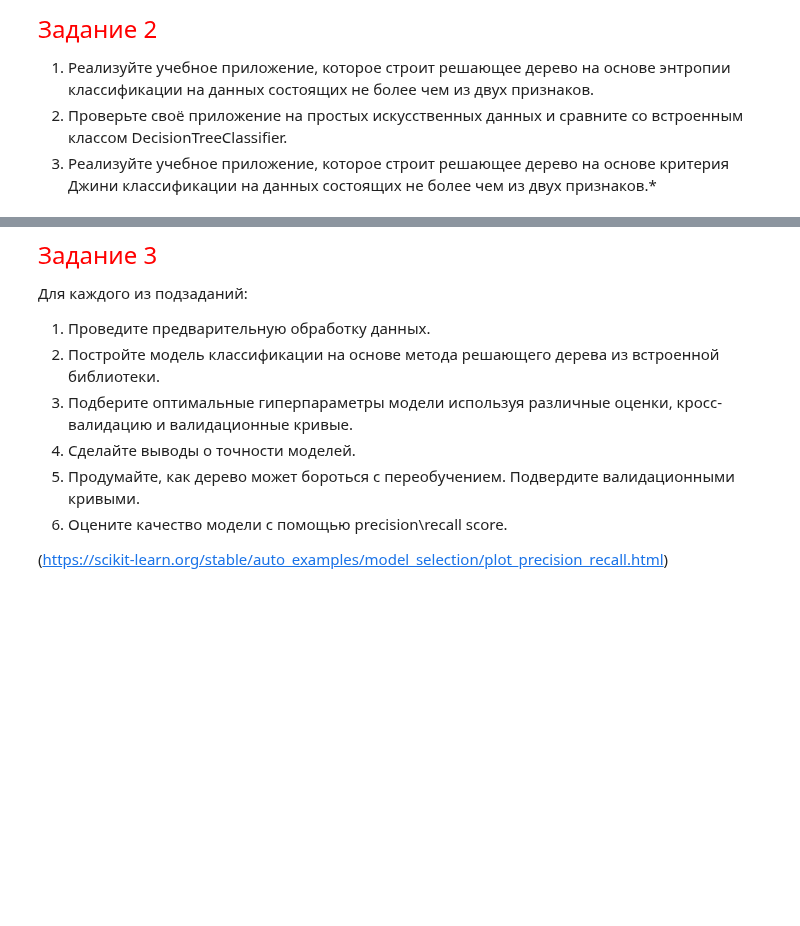
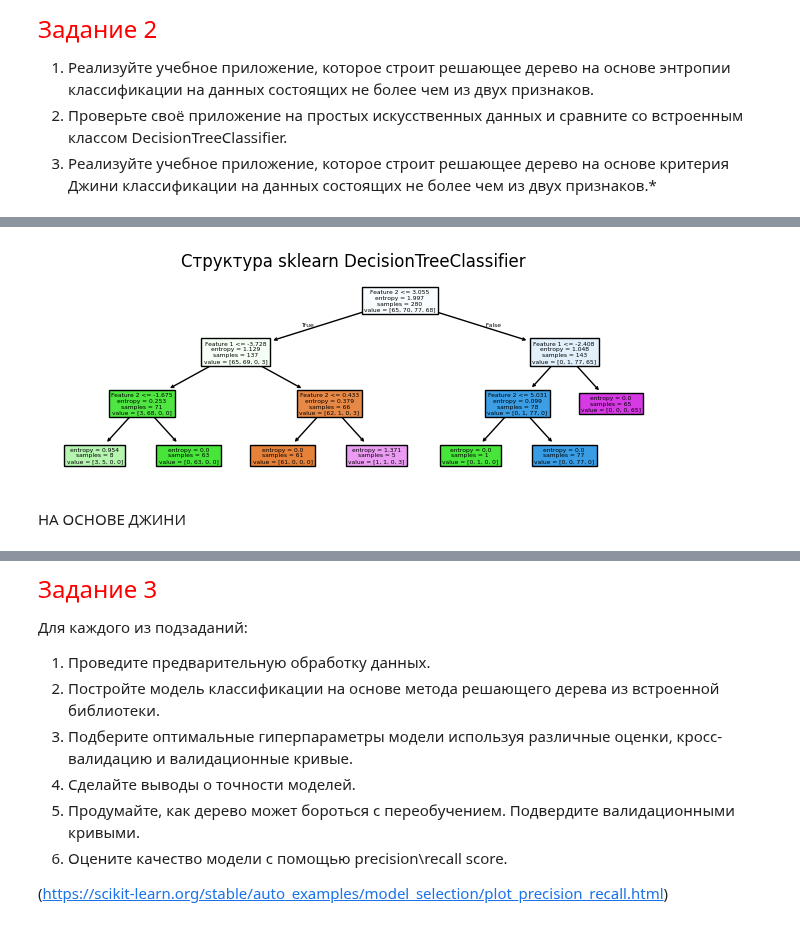
Before and after one commit to Dragoh54/MachineLearning-Labs, a Jupyter notebook: lab6/2024_ML_LR6_MACS (2).ipynb, the cells around one changed output, grey strips where cells are left out. Saved outputs shown, nothing was run; the diff lists cells and outputs as text; code cells hidden in the pictures; blank space fills up the shorter version.

```diff
--- a/lab6/2024_ML_LR6_MACS (2).ipynb
+++ b/lab6/2024_ML_LR6_MACS (2).ipynb
@@ -59,0 +224,12 @@ $$IG(Q) = S_{0}-\displaystyle\sum_{i=1}^{q} \frac{N_{i}}{N}S_{i}$$
+# %%
+# Визуализация структуры sklearn дерева
+plt.subplot(2, 1, 2)
+plot_tree(sklearn_tree, feature_names=["Feature 1", "Feature 2"], filled=True)
+plt.title("Структура sklearn DecisionTreeClassifier")
+
+plt.tight_layout()
+plt.show()
+# %% [output]
+[figure, added]
+# %% [markdown]
+НА ОСНОВЕ ДЖИНИ
```
Also changed, not shown: parts of 41 cells of this notebook, 5 other files.
